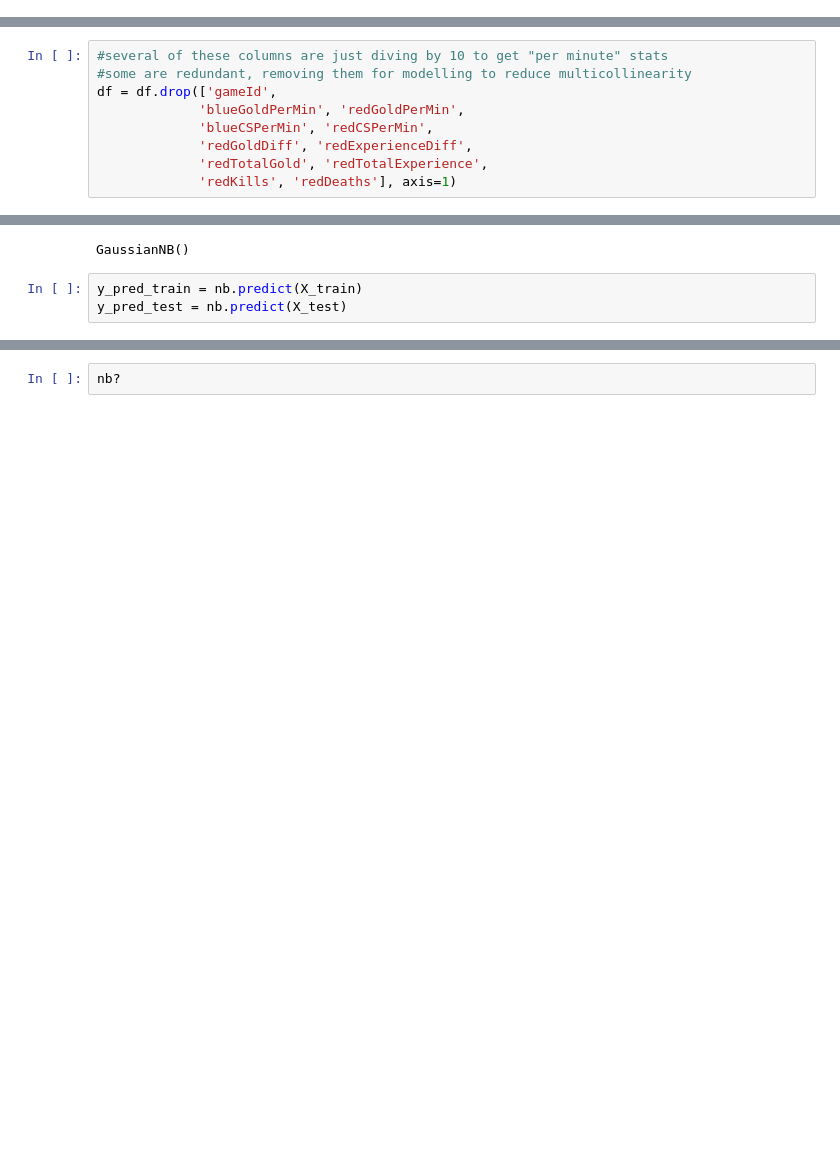
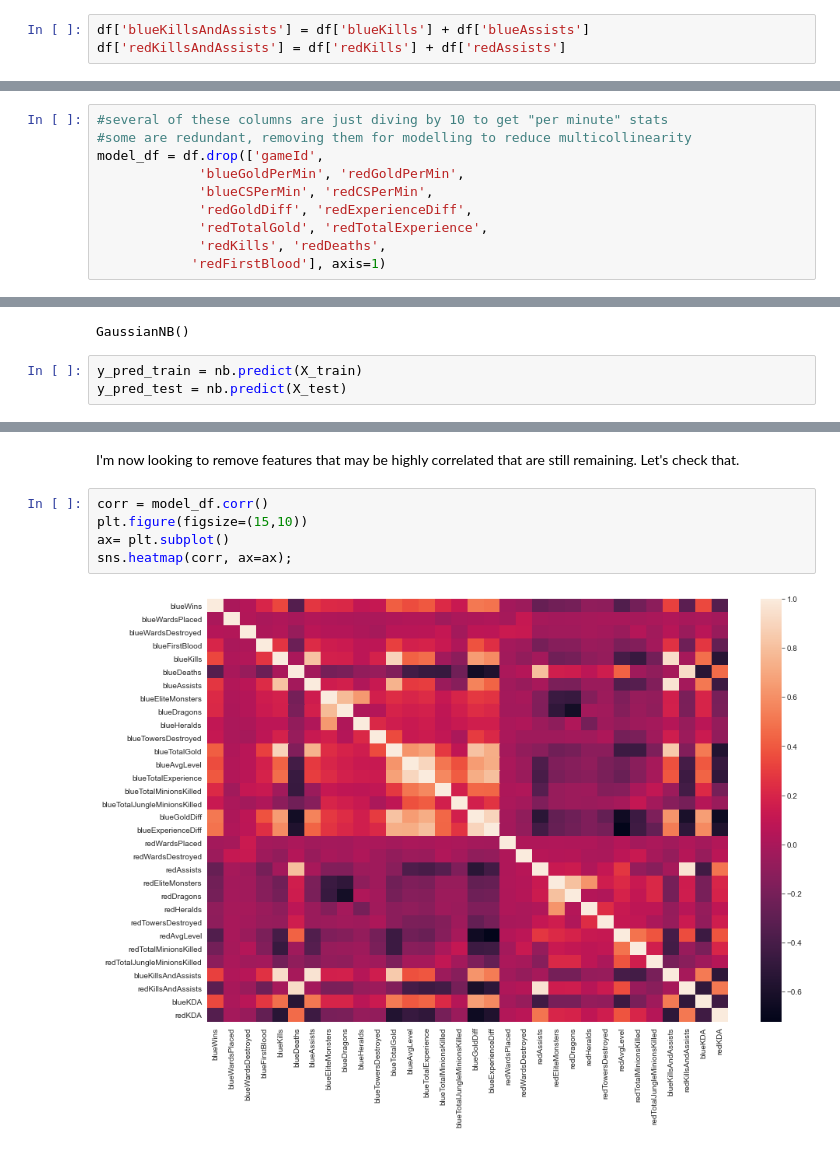
Before and after one commit to ewehmueller/lol-classification, a Jupyter notebook: league-analysis.ipynb, the cells around one changed output, grey strips where cells are left out. Drawn from its saved outputs; the diff is of its cells as text; blank space fills up the shorter version.

```diff
--- a/league-analysis.ipynb
+++ b/league-analysis.ipynb
@@ -132,0 +146,3 @@ sns.jointplot(x='blueKills', y='blueGoldDiff', data=df, hue='blueWins');
+# %%
+df['blueKillsAndAssists'] = df['blueKills'] + df['blueAssists']
+df['redKillsAndAssists'] = df['redKills'] + df['redAssists']
@@ -139,10 +188,11 @@ To start, I'm going to make a Gaussian Naive-Bayes Model. This model assumes tha
 # %%
 #several of these columns are just diving by 10 to get "per minute" stats
 #some are redundant, removing them for modelling to reduce multicollinearity
-df = df.drop(['gameId',
+model_df = df.drop(['gameId',
              'blueGoldPerMin', 'redGoldPerMin',
              'blueCSPerMin', 'redCSPerMin',
              'redGoldDiff', 'redExperienceDiff',
              'redTotalGold', 'redTotalExperience',
-             'redKills', 'redDeaths'], axis=1)
+             'redKills', 'redDeaths',
+            'redFirstBlood'], axis=1)
 # %%
@@ -189,5 +239,12 @@ print(classification_report(y_train, y_pred_train))
     accuracy                           0.73      7409
    macro avg       0.73      0.73      0.73      7409
 weighted avg       0.73      0.73      0.73      7409
-# %%
-nb?
+# %% [markdown]
+I'm now looking to remove features that may be highly correlated that are still remaining. Let's check that.
+# %%
+corr = model_df.corr()
+plt.figure(figsize=(15,10))
+ax= plt.subplot()
+sns.heatmap(corr, ax=ax);
+# %% [output]
+[figure, added]
```
Also changed, not shown: parts of 24 cells of this notebook.
